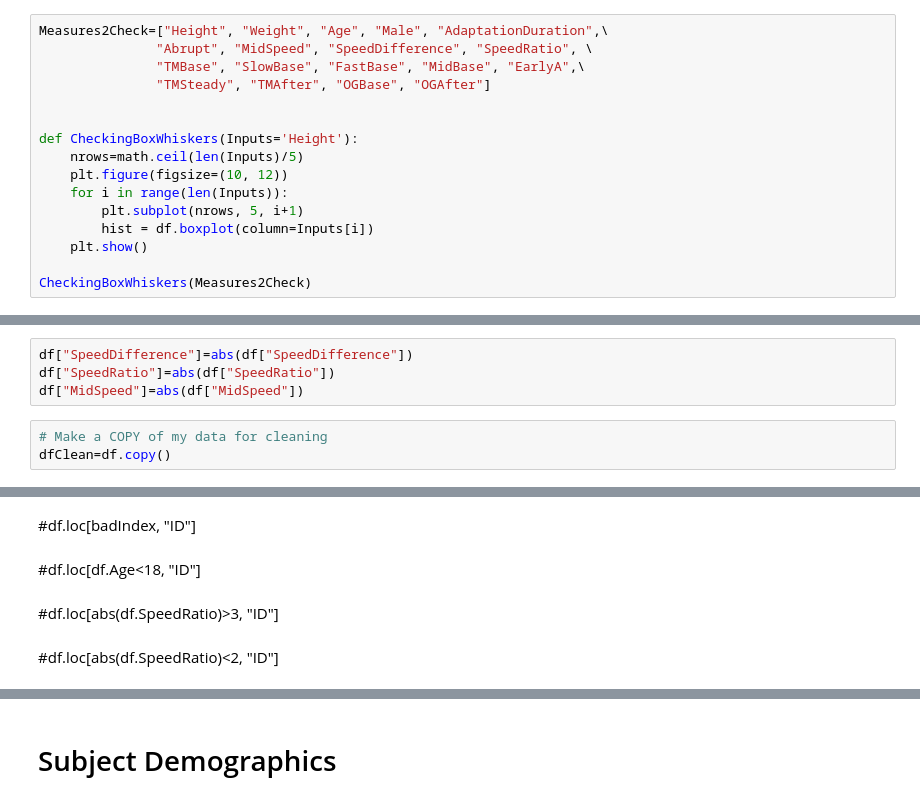
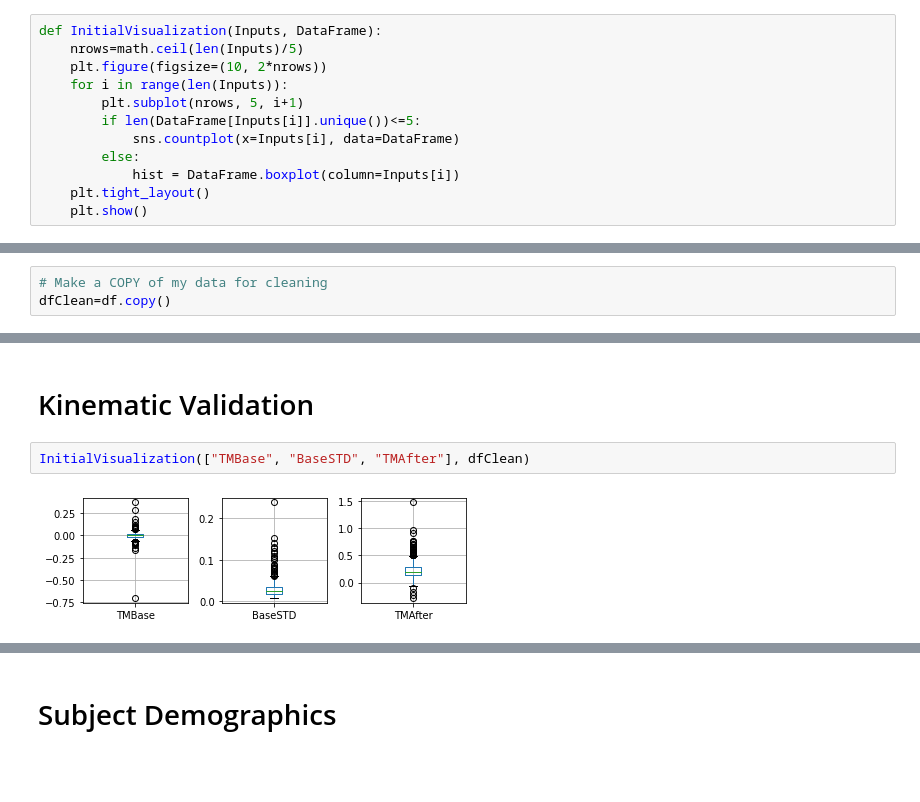
Before and after one commit to csombric/SplitBeltDatabase, a Jupyter notebook: SplitBeltAnalysis_DataCleaning.ipynb, the cells around one changed output, grey strips where cells are left out. Drawn from its saved outputs; the diff is of its cells as text; blank space fills up the shorter version.

```diff
--- a/SplitBeltAnalysis_DataCleaning.ipynb
+++ b/SplitBeltAnalysis_DataCleaning.ipynb
@@ -53,18 +47,14 @@ import matplotlib.pyplot as plt  # To visualize
 import seaborn as sns # Also to visualize
 import math #rounding up
 # %%
-Measures2Check=["Height", "Weight", "Age", "Male", "AdaptationDuration",\
-               "Abrupt", "MidSpeed", "SpeedDifference", "SpeedRatio", \
-               "TMBase", "SlowBase", "FastBase", "MidBase", "EarlyA",\
-               "TMSteady", "TMAfter", "OGBase", "OGAfter"]
-
-
-def CheckingBoxWhiskers(Inputs='Height'):
+def InitialVisualization(Inputs, DataFrame):
     nrows=math.ceil(len(Inputs)/5)
-    plt.figure(figsize=(10, 12))
+    plt.figure(figsize=(10, 2*nrows))
     for i in range(len(Inputs)):
         plt.subplot(nrows, 5, i+1)
-        hist = df.boxplot(column=Inputs[i])
+        if len(DataFrame[Inputs[i]].unique())<=5:
+            sns.countplot(x=Inputs[i], data=DataFrame)
+        else:
+            hist = DataFrame.boxplot(column=Inputs[i])
+    plt.tight_layout()
     plt.show()
-
-CheckingBoxWhiskers(Measures2Check)
@@ -83,7 +65,3 @@ Prior to creating a 'clean' dataframe, I am going to make a few corrections. Due
-# %%
-df["SpeedDifference"]=abs(df["SpeedDifference"])
-df["SpeedRatio"]=abs(df["SpeedRatio"])
-df["MidSpeed"]=abs(df["MidSpeed"])
 # %%
 # Make a COPY of my data for cleaning
 dfClean=df.copy()
@@ -107,8 +78,6 @@ dfClean.shape
-# %% [markdown]
-#df.loc[badIndex, "ID"]
-# %% [markdown]
-#df.loc[df.Age<18, "ID"]
-# %% [markdown]
-#df.loc[abs(df.SpeedRatio)>3, "ID"]
-# %% [markdown]
-#df.loc[abs(df.SpeedRatio)<2, "ID"]
+# %% [markdown]
+# Kinematic Validation
+# %%
+InitialVisualization(["TMBase", "BaseSTD", "TMAfter"], dfClean)
+# %% [output]
+[figure, added]
```
Also changed, not shown: parts of 79 cells of this notebook, 11 other files.
